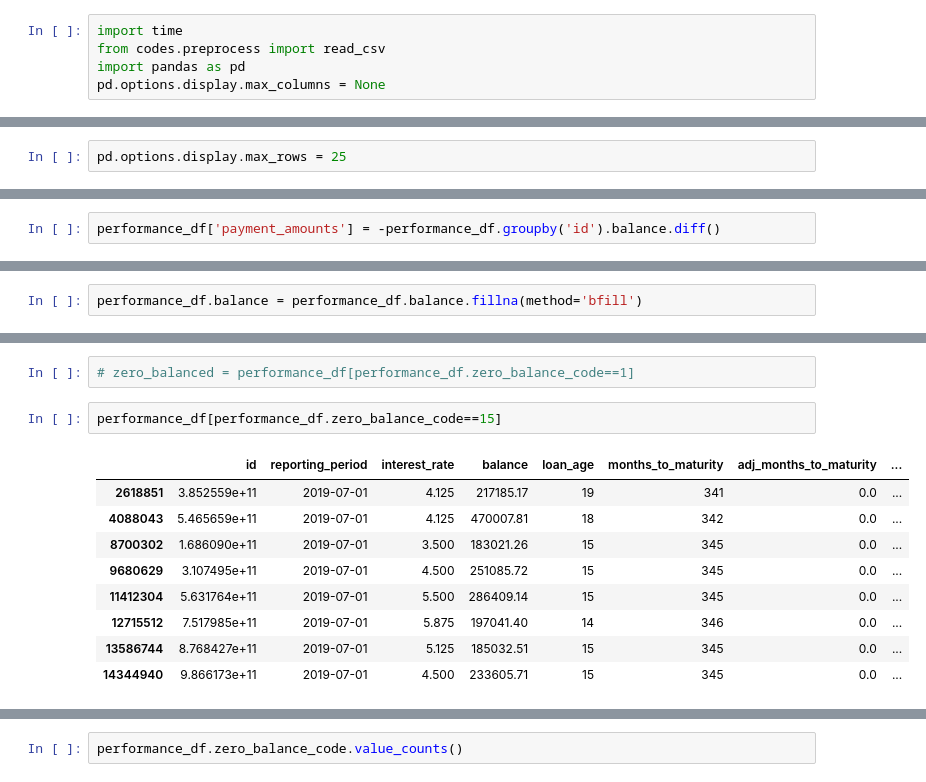
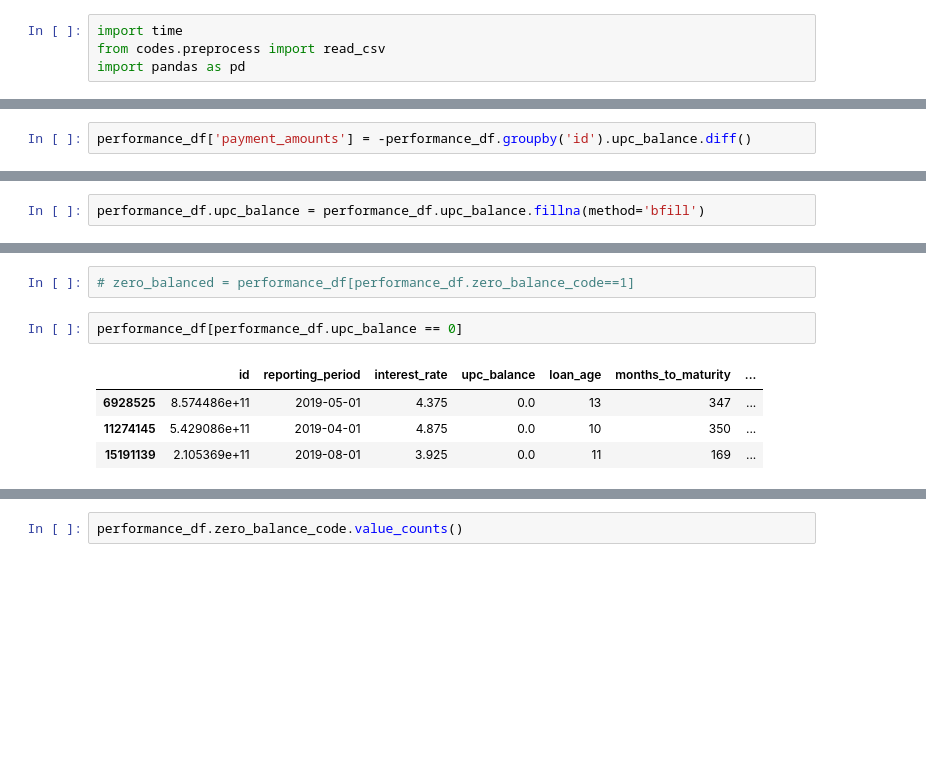
Before and after one commit to vyjayanthipp/Secondary_Mortgage_Loans, a Jupyter notebook: codes/EDA_JLin.ipynb, the cells around one changed output, grey strips where cells are left out. Cells and saved outputs as stored; diff of their text form; blank space fills up the shorter version.

```diff
--- a/codes/EDA_JLin.ipynb
+++ b/codes/EDA_JLin.ipynb
@@ -37,4 +22,3 @@ preprocess()
 import time
 from codes.preprocess import read_csv
 import pandas as pd
-pd.options.display.max_columns = None
@@ -41,5 +27,3 @@ pd.options.display.max_columns = None
-# %%
-pd.options.display.max_rows = 25
 # %% [markdown]
 Time to load "Acquisition":  4 to 5 seconds
 <br>Time to load "Performance":  40 to 50 seconds
@@ -156,11 +138,11 @@ Name: delinquency_status, dtype: int64
 # %%
 performance_df['delinquency_bool'] = performance_df.delinquency_status.map(lambda x: 1 if x > 0 else 0)
 # %%
-performance_df['payment_amounts'] = -performance_df.groupby('id').balance.diff()
+performance_df['payment_amounts'] = -performance_df.groupby('id').upc_balance.diff()
 # %% [markdown]
 Backfill NaN for Balance for the first 5-6 months
 # %%
-performance_df.balance = performance_df.balance.fillna(method='bfill')
+performance_df.upc_balance = performance_df.upc_balance.fillna(method='bfill')
 # %%
 performance_df = performance_df[performance_df.loan_age > 0]
 # %%
@@ -186,14 +157,9 @@ performance_df.head(25)
 # %%
 # zero_balanced = performance_df[performance_df.zero_balance_code==1]
 # %%
-performance_df[performance_df.zero_balance_code==15]
+performance_df[performance_df.upc_balance == 0]
 # %% [output]
-|  | id | reporting_period | interest_rate | balance | loan_age | months_to_maturity | adj_months_to_maturity | ... |
-| 2618851 | 3.852559e+11 | 2019-07-01 | 4.125 | 217185.17 | 19 | 341 | 0.0 | ... |
-| 4088043 | 5.465659e+11 | 2019-07-01 | 4.125 | 470007.81 | 18 | 342 | 0.0 | ... |
-| 8700302 | 1.686090e+11 | 2019-07-01 | 3.500 | 183021.26 | 15 | 345 | 0.0 | ... |
-| 9680629 | 3.107495e+11 | 2019-07-01 | 4.500 | 251085.72 | 15 | 345 | 0.0 | ... |
-| 11412304 | 5.631764e+11 | 2019-07-01 | 5.500 | 286409.14 | 15 | 345 | 0.0 | ... |
-| 12715512 | 7.517985e+11 | 2019-07-01 | 5.875 | 197041.40 | 14 | 346 | 0.0 | ... |
-| 13586744 | 8.768427e+11 | 2019-07-01 | 5.125 | 185032.51 | 15 | 345 | 0.0 | ... |
-| 14344940 | 9.866173e+11 | 2019-07-01 | 4.500 | 233605.71 | 15 | 345 | 0.0 | ... |
+|  | id | reporting_period | interest_rate | upc_balance | loan_age | months_to_maturity | ... |
+| 6928525 | 8.574486e+11 | 2019-05-01 | 4.375 | 0.0 | 13 | 347 | ... |
+| 11274145 | 5.429086e+11 | 2019-04-01 | 4.875 | 0.0 | 10 | 350 | ... |
+| 15191139 | 2.105369e+11 | 2019-08-01 | 3.925 | 0.0 | 11 | 169 | ... |
```
Also changed, not shown: parts of 29 cells of this notebook.
